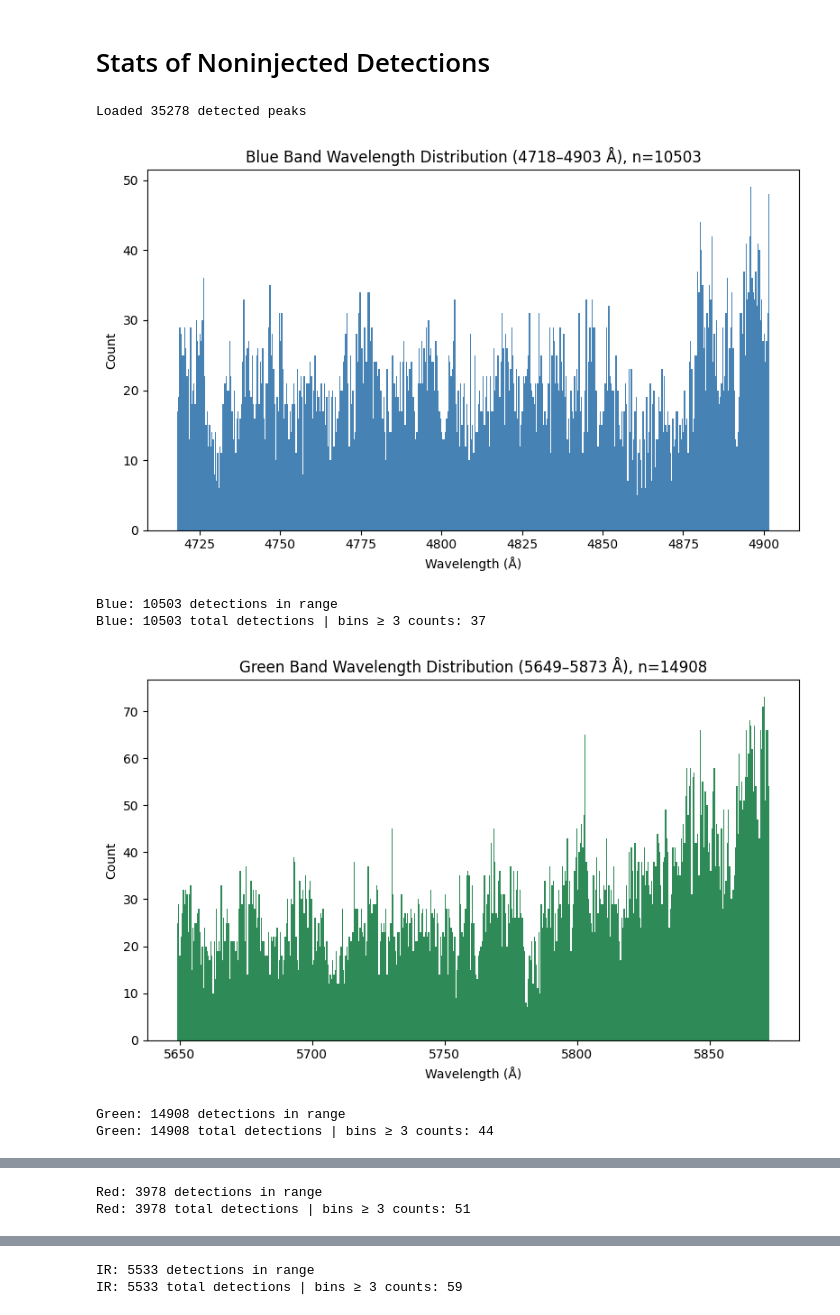
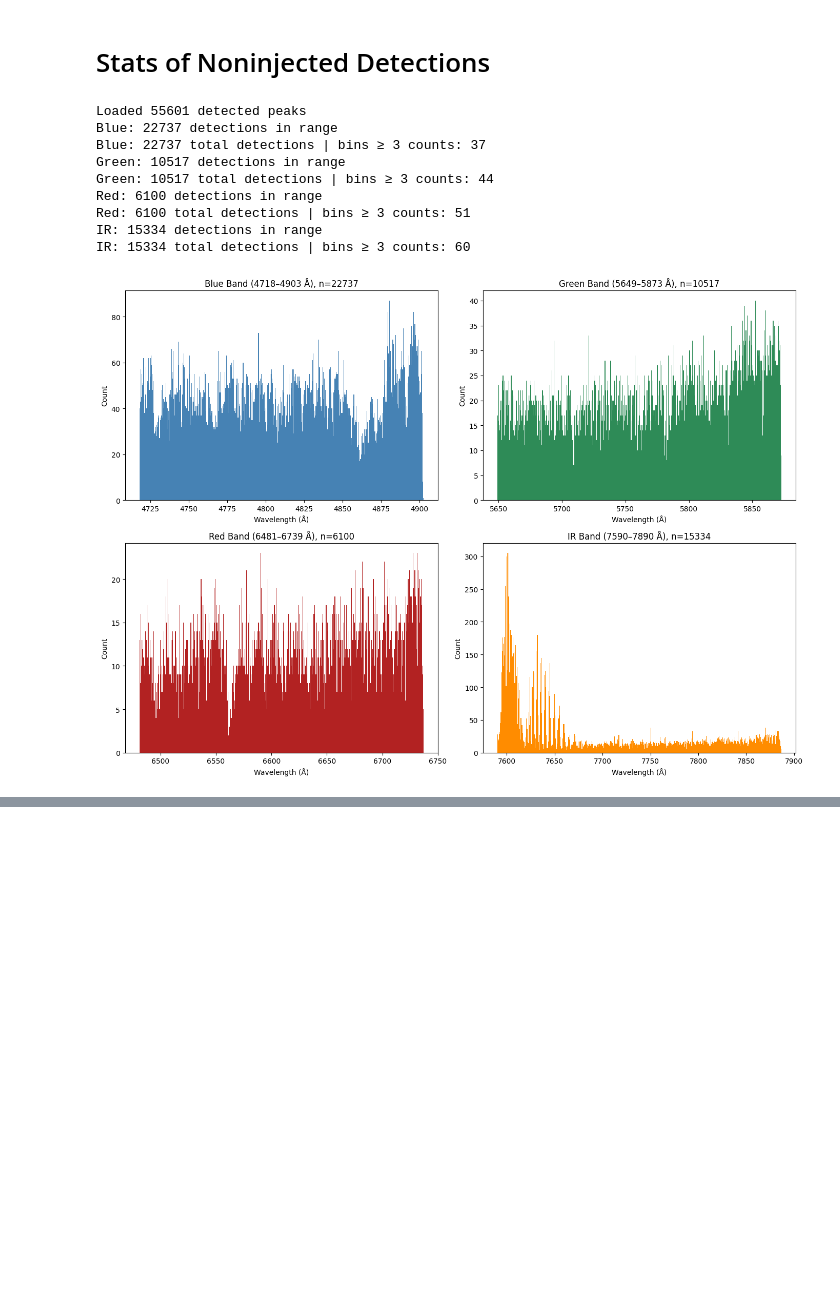
Before and after one commit to eyu22/laser_search_2026, a Jupyter notebook: find_peak/find_before_injecting.ipynb, the cells around one changed output, grey strips where cells are left out. Drawn from its saved outputs; the diff is of its cells as text; code cells hidden in the pictures; blank space fills up the shorter version.

```diff
--- a/find_peak/find_before_injecting.ipynb
+++ b/find_peak/find_before_injecting.ipynb
@@ -222,19 +207,29 @@ def detect_laser_peak_with_fixed_level_width(
 # %% [markdown]
 ## Find Peaks Only Loop for Multiple Objects
 # %%
+import os
 import csv
 from tqdm import tqdm
+from astropy.io.fits.verify import VerifyError
 
 folder = "/datax/scratch/emmay/galah_spectra"
 fits_files = [f for f in os.listdir(folder) if f.endswith(".fits")]
 
 results = []
 errors = []  # collect errors instead of printing them inline
+skipped = []  # missing/invalid fits files, tracked separately
 
 for fits_file in tqdm(fits_files[:4000], desc="Detecting peaks"):
     filename_no_ext = fits_file[:-5]
     obj_id = filename_no_ext[:15]
     filt = filename_no_ext[16:]
+
+    path = os.path.join(folder, fits_file)
+
+    # Skip missing or empty files before even trying to open them
+    if not os.path.exists(path) or os.path.getsize(path) == 0:
+        skipped.append((fits_file, "missing or empty file"))
+        continue
 
     try:
         # Step 1: Read original spectrum (no injection)
@@ -255,17 +250,24 @@ for fits_file in tqdm(fits_files[:4000], desc="Detecting peaks"):
                 "peak_width": w
             })
 
+    except (FileNotFoundError, OSError, VerifyError) as e:
+        # Missing file, corrupted/invalid FITS structure, etc. — skip silently
+        skipped.append((fits_file, str(e)))
+        continue
+
     except Exception as e:
+        # Anything else (e.g. bad header keywords, unexpected data shape) — log it
         errors.append((fits_file, str(e)))
-        print(str(e))
 
-output_path = os.path.join(folder, "detected_peaks", "noninjected_detected_peaks.csv")
+output_path = os.path.join(folder, "detected_peaks", "h15_w5_noninjected_detected_peaks.csv")
 with open(output_path, "w", newline="") as f:
     writer = csv.DictWriter(f, fieldnames=["obj_id", "filt", "peak_wavelength", "peak_flux", "peak_width"])
     writer.writeheader()
     writer.writerows(results)
 
 print(f"Saved {len(results)} detected peaks to {output_path}")
+if skipped:
+    print(f"{len(skipped)} files skipped (missing/invalid — see `skipped` list for details)")
 if errors:
-    print(f"{len(errors)} files failed (see `errors` list for details)")
+    print(f"{len(errors)} files failed with other errors (see `errors` list for details)")
 # %% [output]
@@ -363,51 +277,58 @@ filt  n_files  cdelt1_mean  cdelt1_std  cdelt1_min  cdelt1_max  crval1_mean  crv
 # Stats of Noninjected Detections
 # %%
 import pandas as pd
+import numpy as np
 import matplotlib.pyplot as plt
 
 # Load the results
-csv_path = "/datax/scratch/emmay/galah_spectra/detected_peaks/noninjected_detected_peaks.csv"
+csv_path = "/datax/scratch/emmay/galah_spectra/detected_peaks/h15_w5_noninjected_detected_peaks.csv"
 df = pd.read_csv(csv_path)
 
 print(f"Loaded {len(df)} detected peaks")
 
 # Define bands in Angstroms (converted from nm, 1 nm = 10 Å)
 bands = {
     "Blue": (4718, 4903),
     "Green": (5649, 5873),
     "Red": (6481, 6739),
     "IR": (7590, 7890),
 }
 
 colors = {
     "Blue": "steelblue",
     "Green": "seagreen",
     "Red": "firebrick",
     "IR": "darkorange",
 }
 
-for band_name, (lam_min, lam_max) in bands.items():
+fig, axes = plt.subplots(2, 2, figsize=(14, 10))
+axes = axes.flatten()
+
+for ax, (band_name, (lam_min, lam_max)) in zip(axes, bands.items()):
     band_df = df[(df["peak_wavelength"] >= lam_min) & (df["peak_wavelength"] <= lam_max)]
     num_bins = int((lam_max - lam_min) / 5)
 
     counts, bin_edges = np.histogram(band_df["peak_wavelength"], bins=num_bins, range=(lam_min, lam_max))
     bins_above_threshold = np.sum(counts >= 3)
 
-    plt.figure(figsize=(8, 5))
-    plt.hist(band_df["peak_wavelength"], bins=500, color=colors[band_name])
-    plt.xlabel("Wavelength (Å)")
-    plt.ylabel("Count")
-    plt.title(f"{band_name} Band Wavelength Distribution ({lam_min}–{lam_max} Å), n={len(band_df)}")
-    plt.tight_layout()
-    plt.show()
+    ax.hist(band_df["peak_wavelength"], bins=500, color=colors[band_name])
+    ax.set_xlabel("Wavelength (Å)")
+    ax.set_ylabel("Count")
+    ax.set_title(f"{band_name} Band ({lam_min}–{lam_max} Å), n={len(band_df)}")
 
     print(f"{band_name}: {len(band_df)} detections in range")
     print(f"{band_name}: {len(band_df)} total detections | bins ≥ 3 counts: {bins_above_threshold}")
+
+plt.tight_layout()
+plt.show()
 # %% [output]
-Loaded 35278 detected peaks
+Loaded 55601 detected peaks
+Blue: 22737 detections in range
+Blue: 22737 total detections | bins ≥ 3 counts: 37
+Green: 10517 detections in range
+Green: 10517 total detections | bins ≥ 3 counts: 44
+Red: 6100 detections in range
+Red: 6100 total detections | bins ≥ 3 counts: 51
+IR: 15334 detections in range
+IR: 15334 total detections | bins ≥ 3 counts: 60
-[figure, old version]
+[figure, new version]
-Blue: 10503 detections in range
-Blue: 10503 total detections | bins ≥ 3 counts: 37
-[figure, removed]
-Green: 14908 detections in range
-Green: 14908 total detections | bins ≥ 3 counts: 44
@@ -415,2 +334,0 @@ Green: 14908 total detections | bins ≥ 3 counts: 44
-Red: 3978 detections in range
-Red: 3978 total detections | bins ≥ 3 counts: 51
@@ -418,5 +335,3 @@ Red: 3978 total detections | bins ≥ 3 counts: 51
-IR: 5533 detections in range
-IR: 5533 total detections | bins ≥ 3 counts: 59
 # %%
 from astropy.table import Table
 
```
Also changed, not shown: parts of 12 cells of this notebook.
